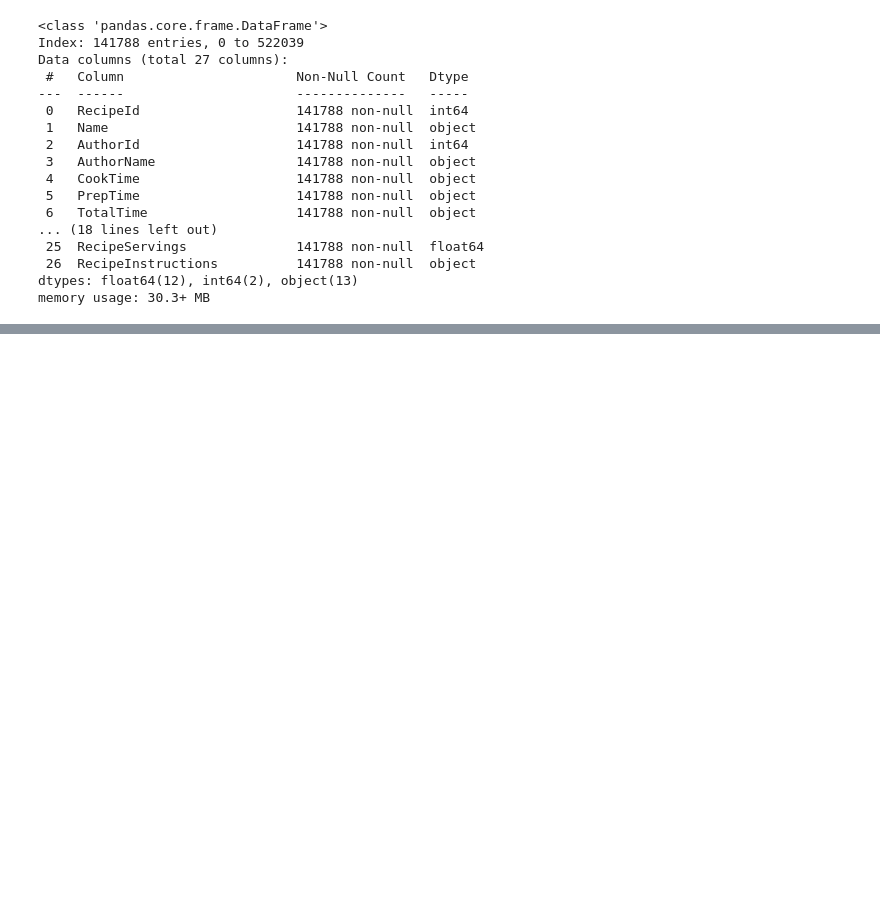
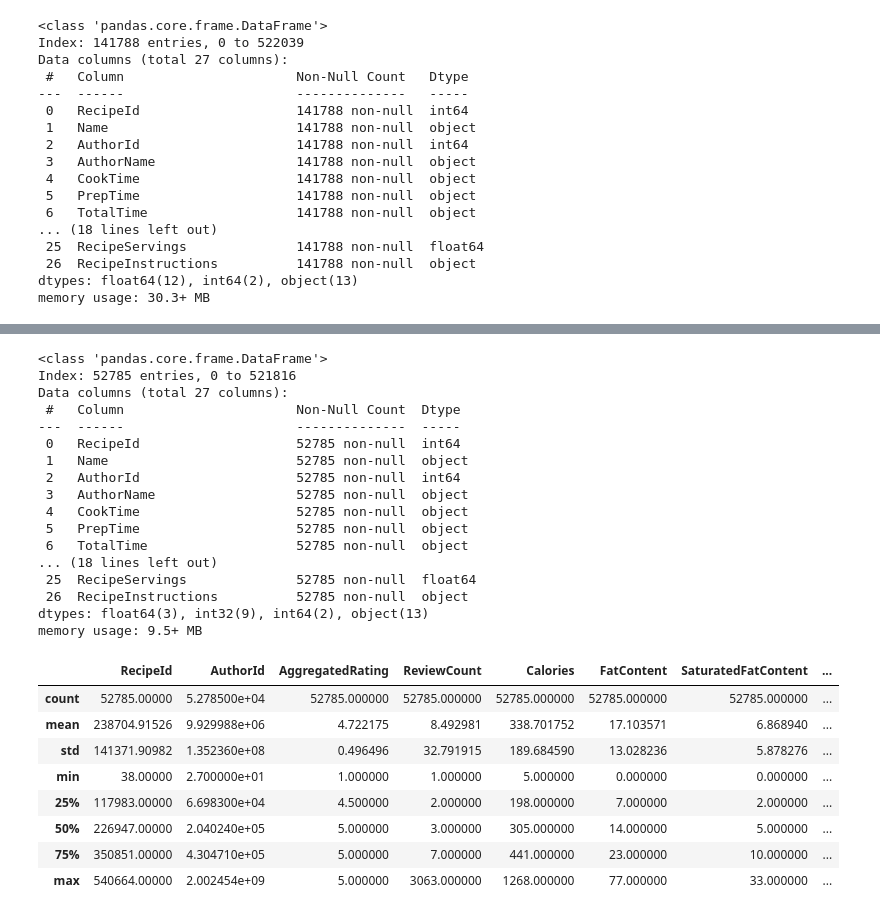
Before and after one commit to Akmal7604/Capstone_Akmal_Andri_Zahran, a Jupyter notebook: tes.ipynb, the cells around one changed output, grey strips where cells are left out. Saved outputs shown, nothing was run; the diff lists cells and outputs as text; code cells hidden in the pictures; blank space fills up the shorter version.

```diff
--- a/tes.ipynb
+++ b/tes.ipynb
@@ -42,0 +229,25 @@ memory usage: 30.3+ MB
+# %%
+import pandas as pd
+
+# Misalkan df adalah DataFrame yang Anda miliki
+# Contoh: df = pd.DataFrame({...})
+
+# Menentukan kolom yang ingin dibersihkan
+cols_to_clean = [
+    'Images',
+    'Keywords',
+    'RecipeIngredientQuantities',
+    'RecipeIngredientParts',
+    'RecipeInstructions'
+]
+
+# Menghapus 'c()' serta tanda kutip ganda dari setiap kolom yang ditentukan
+for col in cols_to_clean:
+    df[col] = df[col].str.replace(r'c\(\s*|\s*\)|\"', '', regex=True)
+
+# Menampilkan DataFrame yang telah dibersihkan
+print(df)
+
+# Jika Anda ingin memeriksa hasilnya
+print("Data setelah pembersihan:")
+print(df[cols_to_clean].head())  # Menampilkan beberapa baris pertama dari kolom yang dibersihkan
@@ -42,0 +272,30 @@ memory usage: 30.3+ MB
+# %%
+df.info()
+df.describe()
+# %% [output]
+<class 'pandas.core.frame.DataFrame'>
+Index: 52785 entries, 0 to 521816
+Data columns (total 27 columns):
+ #   Column                      Non-Null Count  Dtype
+---  ------                      --------------  -----
+ 0   RecipeId                    52785 non-null  int64
+ 1   Name                        52785 non-null  object
+ 2   AuthorId                    52785 non-null  int64
+ 3   AuthorName                  52785 non-null  object
+ 4   CookTime                    52785 non-null  object
+ 5   PrepTime                    52785 non-null  object
+ 6   TotalTime                   52785 non-null  object
+... (18 lines left out)
+ 25  RecipeServings              52785 non-null  float64
+ 26  RecipeInstructions          52785 non-null  object
+dtypes: float64(3), int32(9), int64(2), object(13)
+memory usage: 9.5+ MB
+|  | RecipeId | AuthorId | AggregatedRating | ReviewCount | Calories | FatContent | SaturatedFatContent | ... |
+| count | 52785.00000 | 5.278500e+04 | 52785.000000 | 52785.000000 | 52785.000000 | 52785.000000 | 52785.000000 | ... |
+| mean | 238704.91526 | 9.929988e+06 | 4.722175 | 8.492981 | 338.701752 | 17.103571 | 6.868940 | ... |
+| std | 141371.90982 | 1.352360e+08 | 0.496496 | 32.791915 | 189.684590 | 13.028236 | 5.878276 | ... |
+| min | 38.00000 | 2.700000e+01 | 1.000000 | 1.000000 | 5.000000 | 0.000000 | 0.000000 | ... |
+| 25% | 117983.00000 | 6.698300e+04 | 4.500000 | 2.000000 | 198.000000 | 7.000000 | 2.000000 | ... |
+| 50% | 226947.00000 | 2.040240e+05 | 5.000000 | 3.000000 | 305.000000 | 14.000000 | 5.000000 | ... |
+| 75% | 350851.00000 | 4.304710e+05 | 5.000000 | 7.000000 | 441.000000 | 23.000000 | 10.000000 | ... |
+| max | 540664.00000 | 2.002454e+09 | 5.000000 | 3063.000000 | 1268.000000 | 77.000000 | 33.000000 | ... |
```
Also changed, not shown: parts of 16 cells of this notebook, 11 other files.
